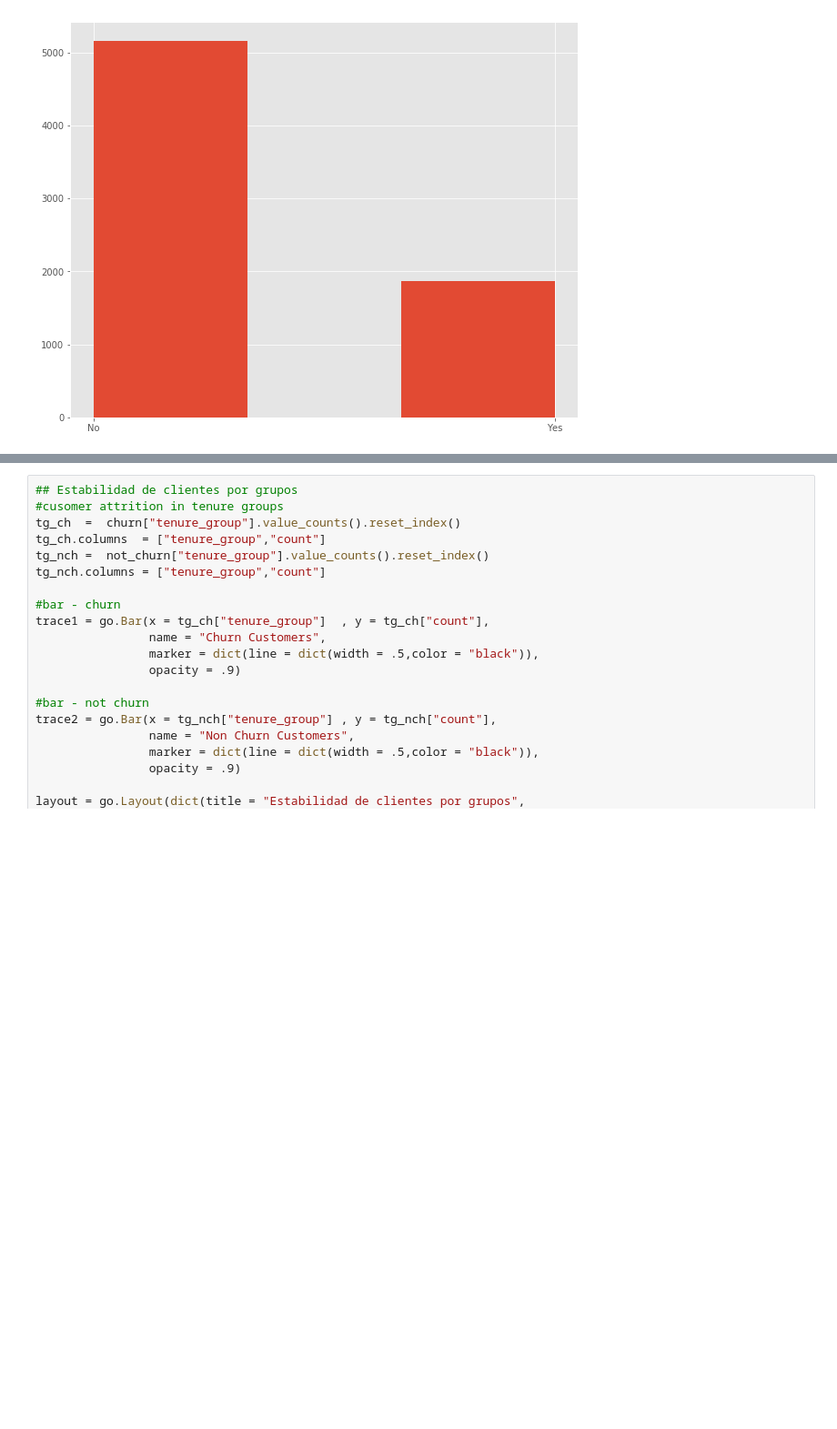
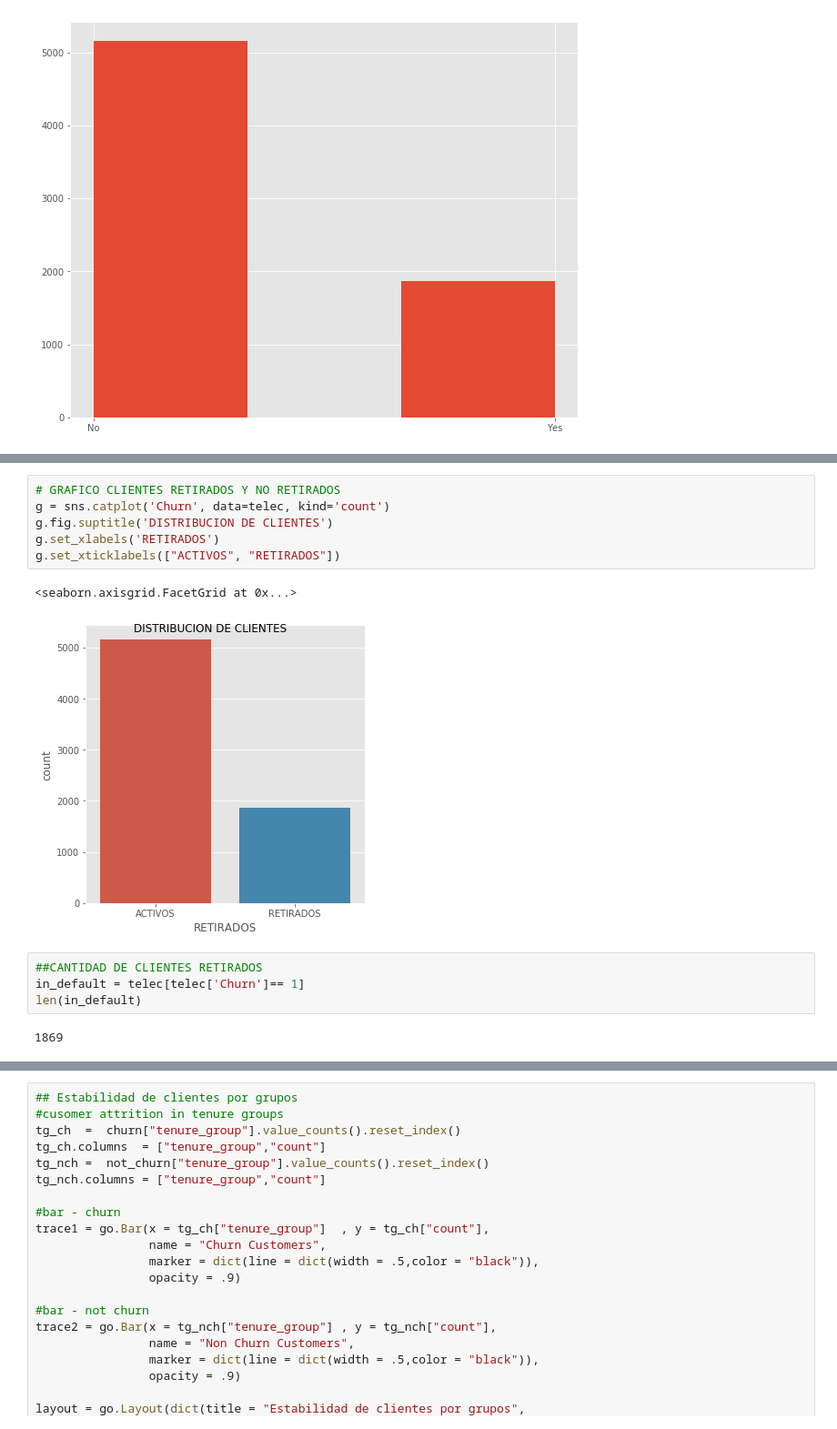
Before and after one commit to Ajimenezm1985/entregable4, a Jupyter notebook: ProyectoFinal.ipynb, the cells around one changed output, grey strips where cells are left out. Shown at 91% size. Cells and saved outputs as stored; diff of their text form; blank space fills up the shorter version.

```diff
--- a/ProyectoFinal.ipynb
+++ b/ProyectoFinal.ipynb
@@ -365,0 +215,15 @@ scatter_matrix(telec)
+# %%
+# GRAFICO CLIENTES RETIRADOS Y NO RETIRADOS
+g = sns.catplot('Churn', data=telec, kind='count')
+g.fig.suptitle('DISTRIBUCION DE CLIENTES')
+g.set_xlabels('RETIRADOS')
+g.set_xticklabels(["ACTIVOS", "RETIRADOS"])
+# %% [output]
+<seaborn.axisgrid.FacetGrid at 0x...>
+[figure, added]
+# %%
+##CANTIDAD DE CLIENTES RETIRADOS
+in_default = telec[telec['Churn']== 1]
+len(in_default)
+# %% [output]
+1869
```
Also changed, not shown: parts of 13 cells of this notebook.
